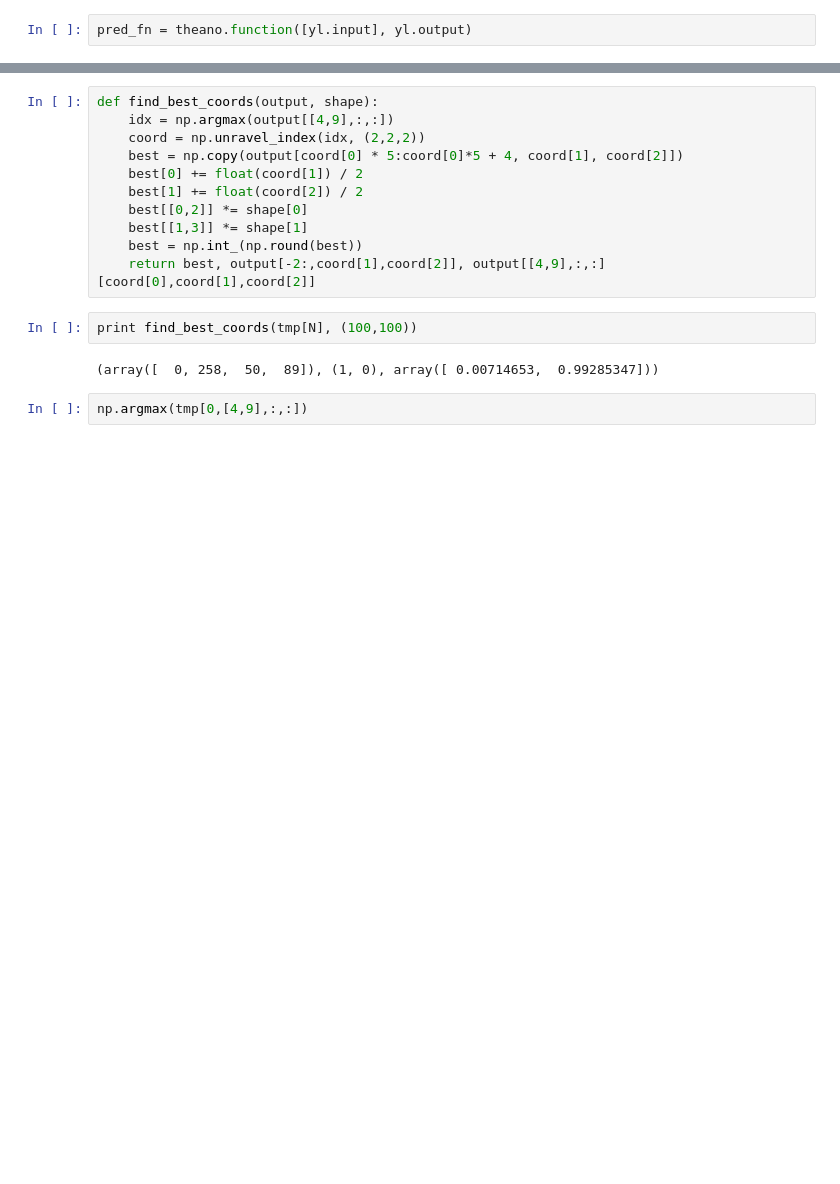
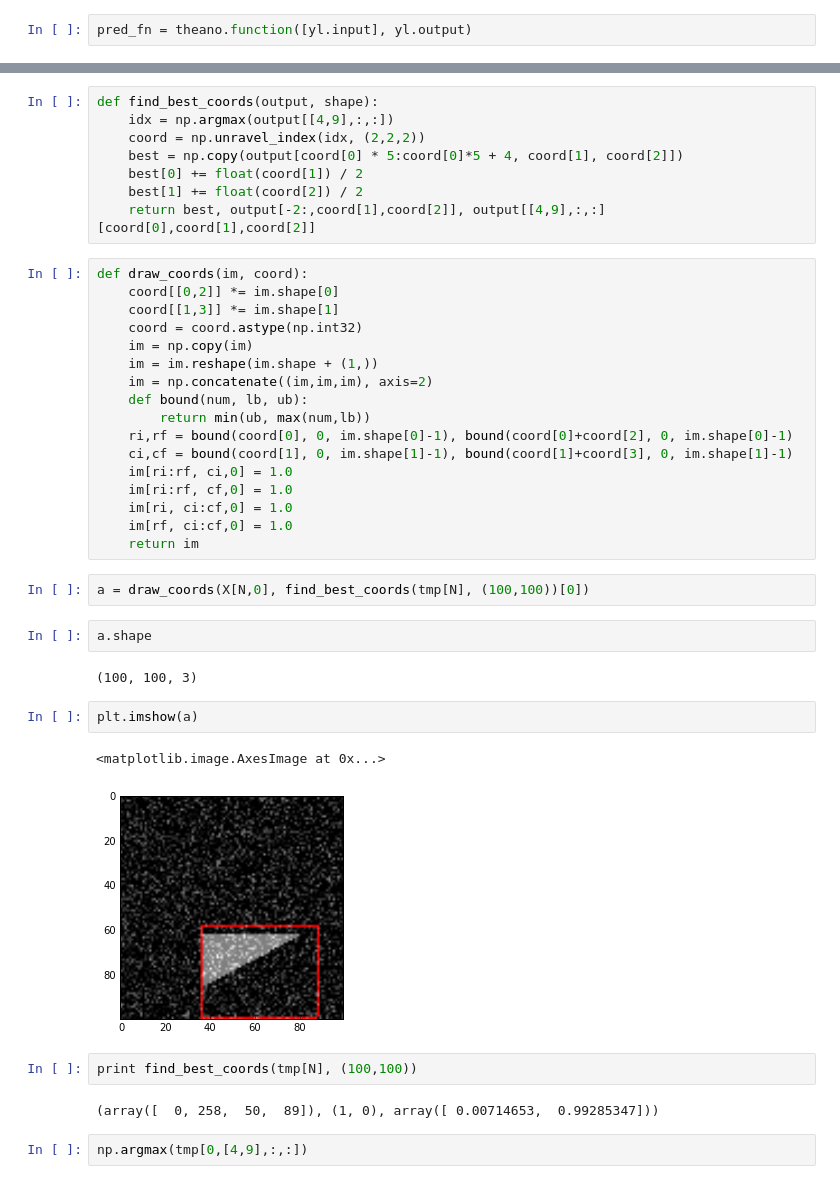
Before and after one commit to ColinGaudreau/bnr_ml, a Jupyter notebook: objectdetect/notebooks/test_yolo_with_synth.ipynb, the cells around one changed output, grey strips where cells are left out. Cells and saved outputs as stored; diff of their text form; blank space fills up the shorter version.

```diff
--- a/objectdetect/notebooks/test_yolo_with_synth.ipynb
+++ b/objectdetect/notebooks/test_yolo_with_synth.ipynb
@@ -272,10 +307,35 @@ def find_best_coords(output, shape):
     best = np.copy(output[coord[0] * 5:coord[0]*5 + 4, coord[1], coord[2]])
     best[0] += float(coord[1]) / 2
     best[1] += float(coord[2]) / 2
-    best[[0,2]] *= shape[0]
-    best[[1,3]] *= shape[1]
-    best = np.int_(np.round(best))
     return best, output[-2:,coord[1],coord[2]], output[[4,9],:,:][coord[0],coord[1],coord[2]]
+# %%
+def draw_coords(im, coord):
+    coord[[0,2]] *= im.shape[0]
+    coord[[1,3]] *= im.shape[1]
+    coord = coord.astype(np.int32)
+    im = np.copy(im)
+    im = im.reshape(im.shape + (1,))
+    im = np.concatenate((im,im,im), axis=2)
+    def bound(num, lb, ub):
+        return min(ub, max(num,lb))
+    ri,rf = bound(coord[0], 0, im.shape[0]-1), bound(coord[0]+coord[2], 0, im.shape[0]-1)
+    ci,cf = bound(coord[1], 0, im.shape[1]-1), bound(coord[1]+coord[3], 0, im.shape[1]-1)
+    im[ri:rf, ci,0] = 1.0
+    im[ri:rf, cf,0] = 1.0
+    im[ri, ci:cf,0] = 1.0
+    im[rf, ci:cf,0] = 1.0
+    return im
+# %%
+a = draw_coords(X[N,0], find_best_coords(tmp[N], (100,100))[0])
+# %%
+a.shape
+# %% [output]
+(100, 100, 3)
+# %%
+plt.imshow(a)
+# %% [output]
+<matplotlib.image.AxesImage at 0x...>
+[figure, added]
 # %%
 print find_best_coords(tmp[N], (100,100))
 # %% [output]
```
Also changed, not shown: parts of 12 cells of this notebook, 1 other file.
